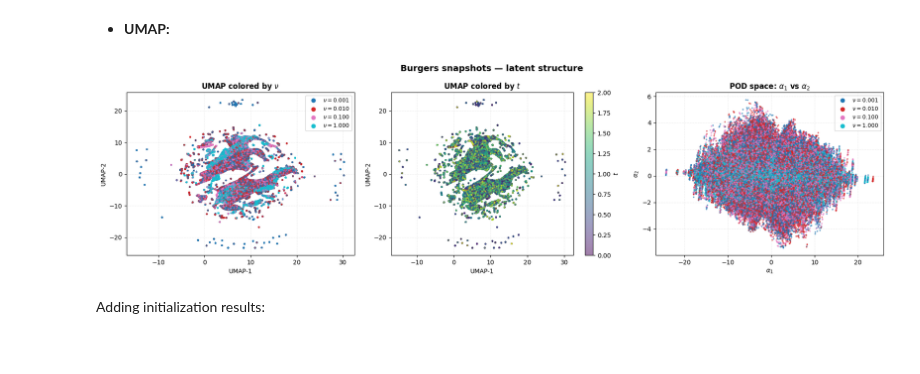
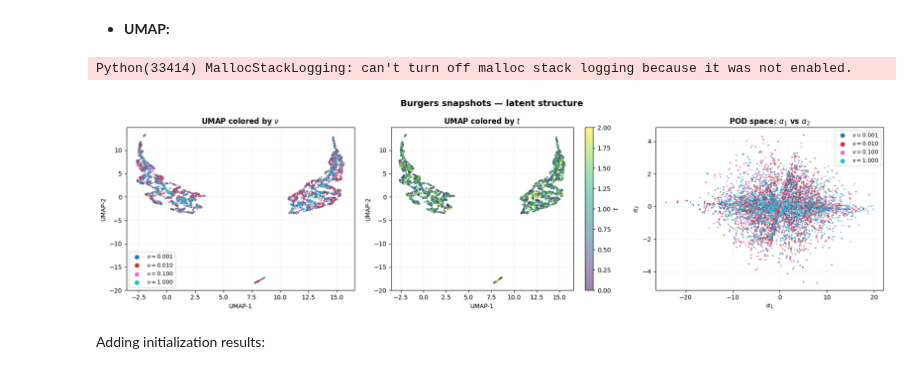
Before and after one commit to intsystems/2026-Project-185, a Jupyter notebook: code/notebooks/TEMPO_init.ipynb, the cells around one changed output. Drawn from its saved outputs; the diff is of its cells as text; code cells hidden in the pictures.

```diff
--- a/code/notebooks/TEMPO_init.ipynb
+++ b/code/notebooks/TEMPO_init.ipynb
@@ -91,9 +91,17 @@ s=torch.Size([5632000, 101]), t=torch.Size([5632000]), x=torch.Size([101, 1]), k
 # %%
 cfg = TEMPOConfig(
     M=3,
-    basis_config=PODConfig(max_modes=8),
+    basis_config=PODConfig(max_modes=1),
     basis_factory=pod_factory,
+    P_global = 3
 )
+
+regime_colors = np.array([
+    [0.27, 0.51, 0.71, 1.0],
+    [0.84, 0.37, 0.30, 1.0],
+    [0.30, 0.64, 0.42, 1.0],
+    [0.75, 0.55, 0.24, 1.0],
+])[:cfg.M]
 # %%
 trainer = TEMPOTrainer(cfg)
 trainer._initialize(s, x, t, kappa)
@@ -134,7 +144,7 @@ Latent structure of Burgers snapshots:
 # %% [markdown]
 - **UMAP:**
 # %%
-N_viz = 563200
+N_viz = 5632
 idx = np.random.choice(len(s), N_viz, replace=False)
 
 s_viz     = s[idx].cpu().numpy()
@@ -155,34 +165,35 @@ fig, axes = plt.subplots(1, 3, figsize=(18, 5))
 # UMAP by visc
 axes[0].scatter(embedding[:, 0], embedding[:, 1], c=point_colors, s=3, alpha=0.5)
 axes[0].set_title(r"UMAP colored by $\nu$", fontweight="bold")
 handles = [plt.scatter([], [], color=c, s=40,label=rf"$\nu={nu:.3f}$")
            for nu, c in zip(nu_unique, colors)]
 axes[0].legend(handles=handles, fontsize=9)
 
 # UMAP by time
 sc = axes[1].scatter(embedding[:, 0], embedding[:, 1], c=t_viz, cmap="viridis", s=3, alpha=0.5)
 axes[1].set_title(r"UMAP colored by $t$", fontweight="bold")
 plt.colorbar(sc, ax=axes[1], label=r"$t$")
 
 # POD coefficients alpha_1 vs alpha_2
 axes[2].scatter(alpha_viz[:, 0], alpha_viz[:, 1], c=point_colors, s=3, alpha=0.5)
 axes[2].set_title(r"POD space: $\alpha_1$ vs $\alpha_2$", fontweight="bold")
 axes[2].set_xlabel(r"$\alpha_1$"); axes[2].set_ylabel(r"$\alpha_2$")
 handles2 = [plt.scatter([], [], color=c, s=40, label=rf"$\nu={nu:.3f}$")
             for nu, c in zip(nu_unique, colors)]
 axes[2].legend(handles=handles2, fontsize=9)
 
 for ax in axes[:2]:
     ax.set_xlabel("UMAP-1"); ax.set_ylabel("UMAP-2")
 
 for ax in axes:
     ax.grid(True, ls="--", alpha=0.2)
 
 plt.suptitle("Burgers snapshots — latent structure", fontweight="bold", fontsize=14)
 plt.tight_layout()
 plt.show()
 # %% [output]
+Python(33414) MallocStackLogging: can't turn off malloc stack logging because it was not enabled.
-[figure, old version]
+[figure, new version]
 # %% [markdown]
 Adding initialization results:
 # %%
```
Also changed, not shown: parts of 8 cells of this notebook, 4 other files.
